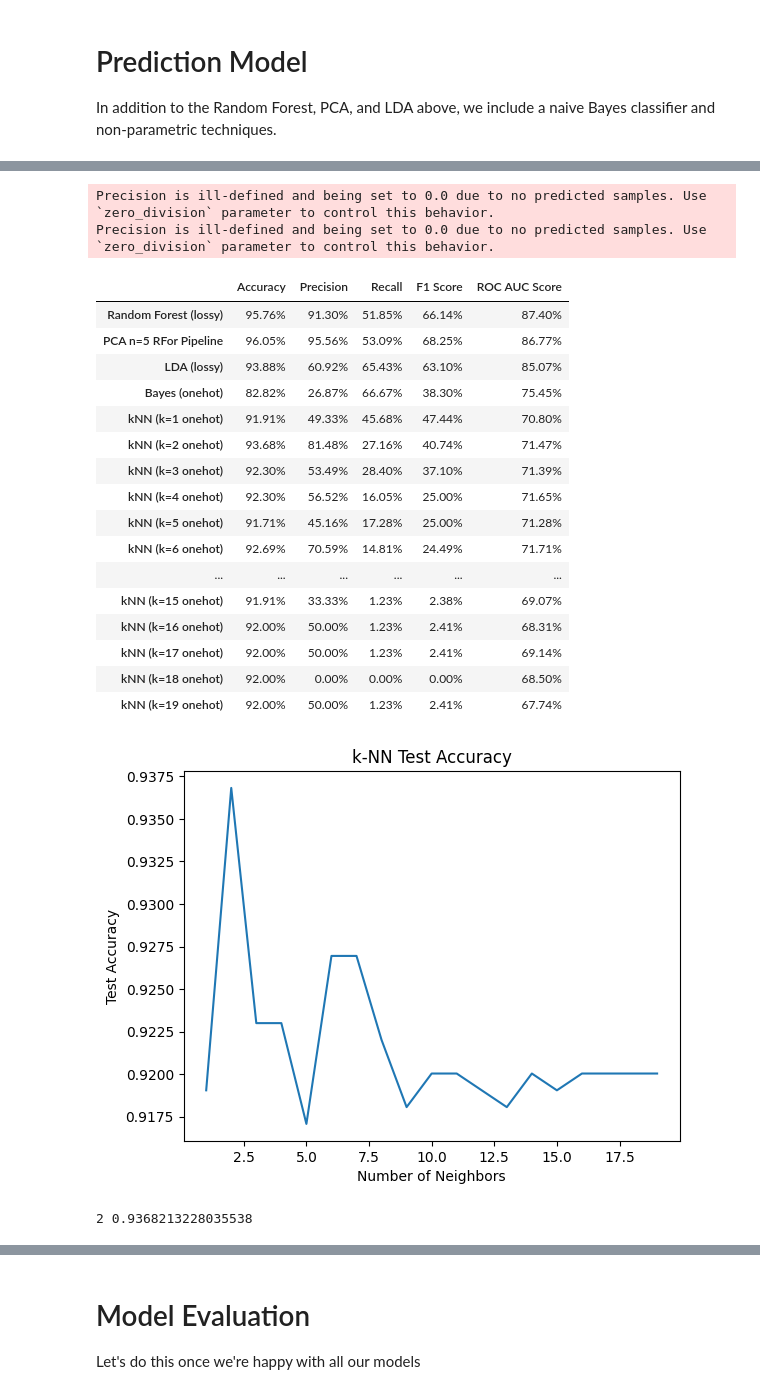
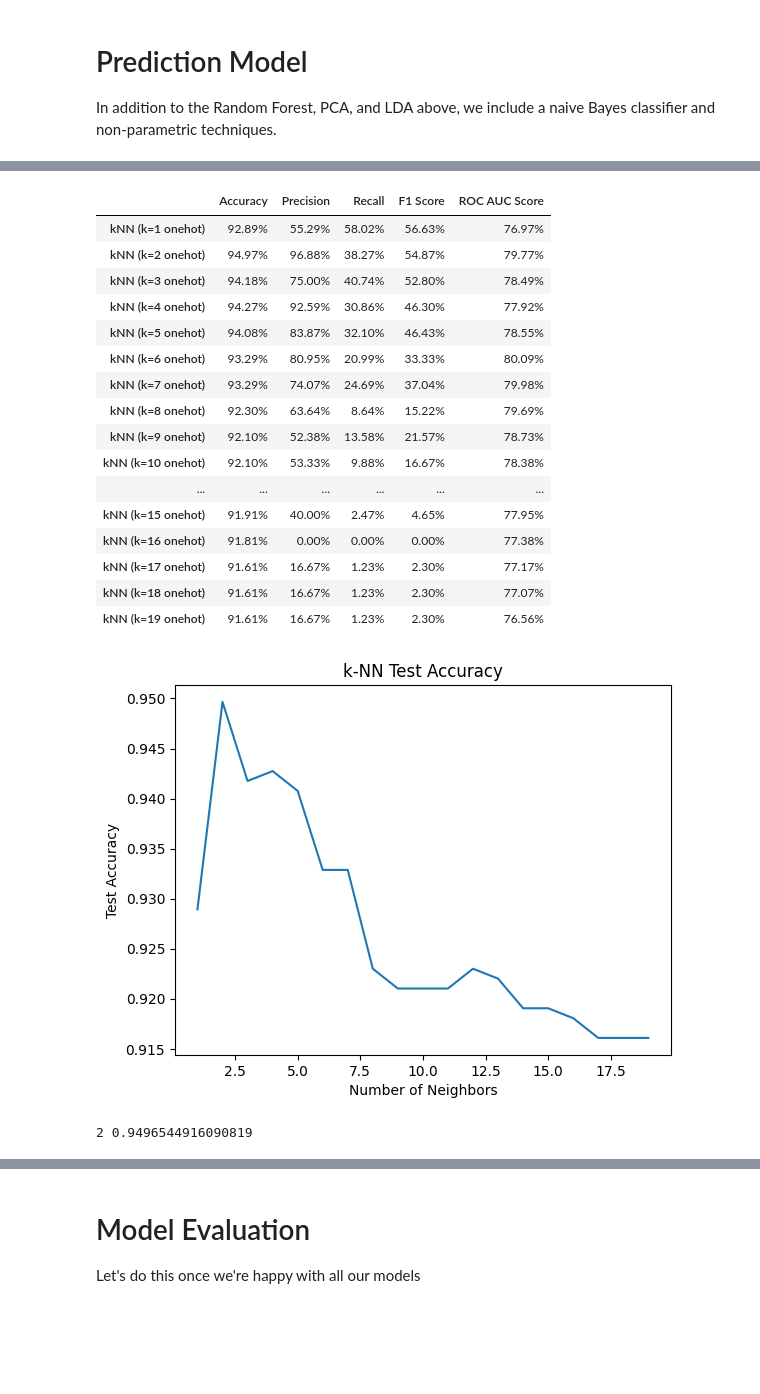
Before and after one commit to satyam04sharma/CECS550_FinalProject, a Jupyter notebook: CECS550_PR_Final_Project.ipynb, the cells around one changed output, grey strips where cells are left out. Saved outputs shown, nothing was run; the diff lists cells and outputs as text; code cells hidden in the pictures; blank space fills up the shorter version.

Commit message:
Evaluate the new features

```diff
--- a/CECS550_PR_Final_Project.ipynb
+++ b/CECS550_PR_Final_Project.ipynb
@@ -123,3 +128,6 @@ merged_df.describe()
 | 50% | 217100.000000 | 545.000000 | 748.000000 | 1699.000000 | 2431.000000 | 1007.000000 | 0.000000 | 3.000000 | 0.000000 | ... |
 | 75% | 321643.000000 | 591.000000 | 1255.000000 | 3556.000000 | 5097.000000 | 1109.000000 | 0.000000 | 4.000000 | 1.000000 | ... |
 | max | 424094.000000 | 640.000000 | 1661.000000 | 4994.000000 | 8297.000000 | 1111.000000 | 3.000000 | 8.000000 | 2.000000 | ... |
+# %%
+def merge_multiple(*dfs, on='user_id', default=0):
+    return functools.reduce(lambda x,y: pd.merge(x, y, how='outer').fillna(default, downcast='infer'), dfs)
@@ -211,7 +453,7 @@ def reduce_data(data, onehot=[], drop=[]):
     y = data_reduced['label']
     return X, y
 
-def evaluate(model, data, onehot=[], drop=[], name=None, stratify=True):
+def evaluate(model, data, onehot=[], drop=[], name=None, stratify=True, pred_func=None, proba_func=None):
     X, y = reduce_data(data, onehot, drop)
 
     # Random state is column-invariant
@@ -223,8 +465,15 @@ def evaluate(model, data, onehot=[], drop=[], name=None, stratify=True):
     #print(np.sum(y_train == 1) / len(y_train))
 
     model.fit(X_train, y_train)
-    y_pred = model.predict(X_test)
-    y_proba = model.predict_proba(X_test)[:, 1]
+    if pred_func is None:
+        y_pred = model.predict(X_test)
+    else:
+        y_pred = pred_func(model, X_test)
+
+    if proba_func is None:
+        y_proba = model.predict_proba(X_test)[:, 1]
+    else:
+        y_proba = proba_func(model, X_test)
 
     acc = accuracy_score(y_test, y_pred)
     prec = precision_score(y_test, y_pred)
@@ -276,3 +525,24 @@ def display_evaluation(*evals, show_plots=True, show_table=True):
         if len(model_data) % 2 == 1:
             axs[-1].axis('off')
         plt.show()
+
+def display_importance(evals, onehot=[], limit=20):
+    importance = None
+    if hasattr(evals.model, "coef_"):
+        importance = np.abs(evals.model.coef_[0])
+    elif hasattr(evals.model, "feature_importances_"):
+        importance = evals.model.feature_importances_
+    else:
+        raise Exception("Cannot extract importances")
+
+    s = pd.Series(importance, index=evals.columns).sort_values().tail(20)
+    for col in onehot:
+        cols = [_ for _ in s.index if _.startswith(col)]
+        col_sum = s[cols].sum()
+        s = s.drop(cols)
+        s[col] = col_sum
+
+    if limit == 0:
+        return s.sort_values()
+    else:
+        return s.sort_values().tail(limit)
@@ -738,38 +1009,37 @@ print(k_range[np.argmax([_.acc for _ in knns])], np.max([_.acc for _ in knns]))
 # %%
-# It appears that k=6 is the best. Does this apply to one-hot?
-onehots = ["merchant_id", "user_id", "age_range", "item_id", "cat_id", "seller_id", "brand_id", "Day", "DayOfWeek", "action_type", "Month"]
+# How does answer change for one-hot?
+onehots = ['user_id', 'item_id', 'cat_id', 'seller_id', 'brand_id', 'merchant_id', 'action_type', 'age_range', 'day', 'month', 'day_of_year', 'day_of_week']
 k_range = range(1, 20)
 knns = []
 for k in k_range:
     knns.append(evaluate(KNeighborsClassifier(n_neighbors=k), merged_df, onehot=onehots, name=f"kNN (k={k} onehot)"))
-display_evaluation(rfor_lossy, pca5_rfor, lda_lossy, bayes_onehot, *knns, show_plots=False)
+#display_evaluation(rfor_lossy, pca5_rfor, lda_lossy, bayes_onehot, *knns, show_plots=False)
+display_evaluation(*knns, show_plots=False)
 
 plt.plot(k_range, [_.acc for _ in knns])
 plt.xlabel('Number of Neighbors')
 plt.ylabel('Test Accuracy')
 plt.title('k-NN Test Accuracy')
 plt.show()
 print(k_range[np.argmax([_.acc for _ in knns])], np.max([_.acc for _ in knns]))
 # %% [output]
-Precision is ill-defined and being set to 0.0 due to no predicted samples. Use `zero_division` parameter to control this behavior.
-Precision is ill-defined and being set to 0.0 due to no predicted samples. Use `zero_division` parameter to control this behavior.
 |  | Accuracy | Precision | Recall | F1 Score | ROC AUC Score |
-| Random Forest (lossy) | 95.76% | 91.30% | 51.85% | 66.14% | 87.40% |
-| PCA n=5 RFor Pipeline | 96.05% | 95.56% | 53.09% | 68.25% | 86.77% |
-| LDA (lossy) | 93.88% | 60.92% | 65.43% | 63.10% | 85.07% |
-| Bayes (onehot) | 82.82% | 26.87% | 66.67% | 38.30% | 75.45% |
-| kNN (k=1 onehot) | 91.91% | 49.33% | 45.68% | 47.44% | 70.80% |
-| kNN (k=2 onehot) | 93.68% | 81.48% | 27.16% | 40.74% | 71.47% |
-| kNN (k=3 onehot) | 92.30% | 53.49% | 28.40% | 37.10% | 71.39% |
-| kNN (k=4 onehot) | 92.30% | 56.52% | 16.05% | 25.00% | 71.65% |
-| kNN (k=5 onehot) | 91.71% | 45.16% | 17.28% | 25.00% | 71.28% |
-| kNN (k=6 onehot) | 92.69% | 70.59% | 14.81% | 24.49% | 71.71% |
+| kNN (k=1 onehot) | 92.89% | 55.29% | 58.02% | 56.63% | 76.97% |
+| kNN (k=2 onehot) | 94.97% | 96.88% | 38.27% | 54.87% | 79.77% |
+| kNN (k=3 onehot) | 94.18% | 75.00% | 40.74% | 52.80% | 78.49% |
+| kNN (k=4 onehot) | 94.27% | 92.59% | 30.86% | 46.30% | 77.92% |
+| kNN (k=5 onehot) | 94.08% | 83.87% | 32.10% | 46.43% | 78.55% |
+| kNN (k=6 onehot) | 93.29% | 80.95% | 20.99% | 33.33% | 80.09% |
+| kNN (k=7 onehot) | 93.29% | 74.07% | 24.69% | 37.04% | 79.98% |
+| kNN (k=8 onehot) | 92.30% | 63.64% | 8.64% | 15.22% | 79.69% |
+| kNN (k=9 onehot) | 92.10% | 52.38% | 13.58% | 21.57% | 78.73% |
+| kNN (k=10 onehot) | 92.10% | 53.33% | 9.88% | 16.67% | 78.38% |
 | ... | ... | ... | ... | ... | ... |
-| kNN (k=15 onehot) | 91.91% | 33.33% | 1.23% | 2.38% | 69.07% |
-| kNN (k=16 onehot) | 92.00% | 50.00% | 1.23% | 2.41% | 68.31% |
-| kNN (k=17 onehot) | 92.00% | 50.00% | 1.23% | 2.41% | 69.14% |
-| kNN (k=18 onehot) | 92.00% | 0.00% | 0.00% | 0.00% | 68.50% |
-| kNN (k=19 onehot) | 92.00% | 50.00% | 1.23% | 2.41% | 67.74% |
+| kNN (k=15 onehot) | 91.91% | 40.00% | 2.47% | 4.65% | 77.95% |
+| kNN (k=16 onehot) | 91.81% | 0.00% | 0.00% | 0.00% | 77.38% |
+| kNN (k=17 onehot) | 91.61% | 16.67% | 1.23% | 2.30% | 77.17% |
+| kNN (k=18 onehot) | 91.61% | 16.67% | 1.23% | 2.30% | 77.07% |
+| kNN (k=19 onehot) | 91.61% | 16.67% | 1.23% | 2.30% | 76.56% |
-[figure, old version]
+[figure, new version]
-2 0.9368213228035538
+2 0.9496544916090819
 # %%
```
Also changed, not shown: parts of 49 cells of this notebook.
